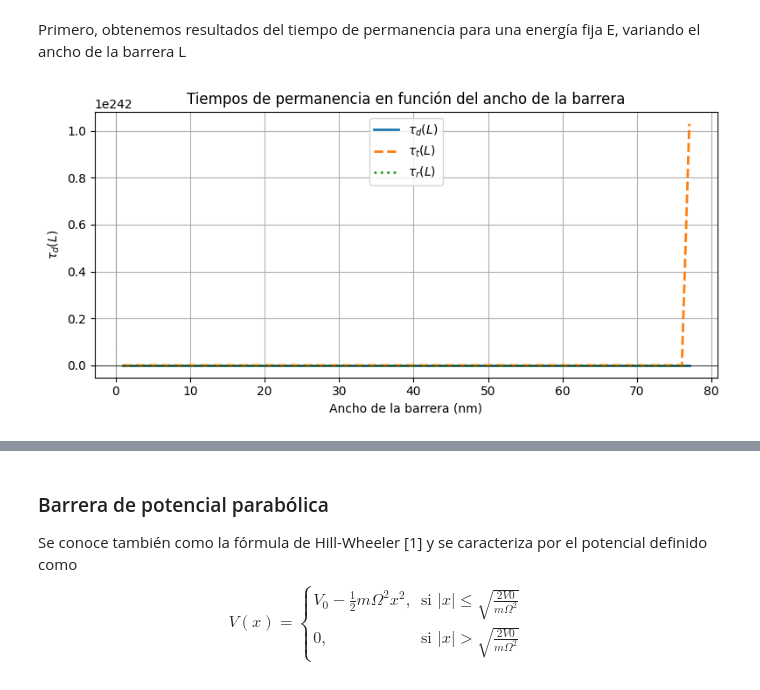
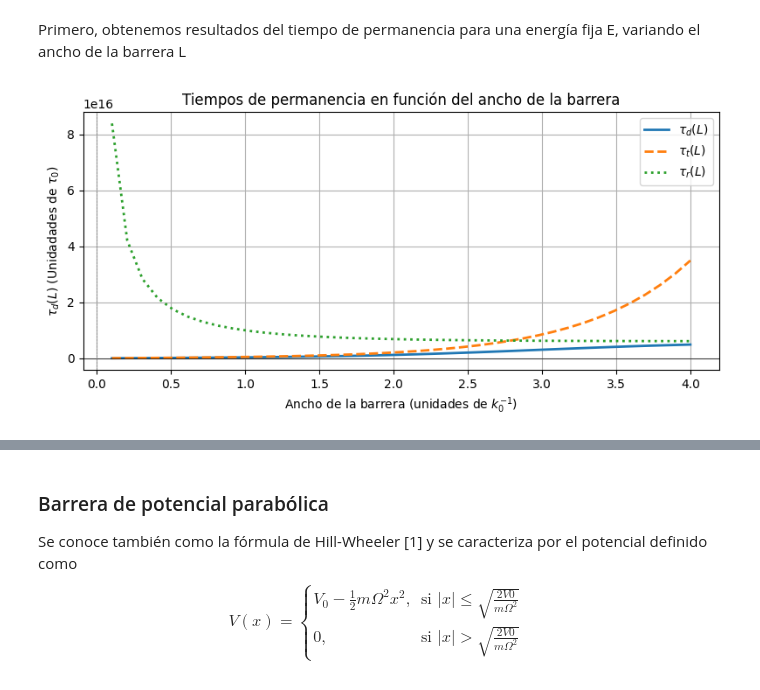
Before and after one commit to CR0NX73/Quantum-Tunnelling-Times, a Jupyter notebook: potenciales.ipynb, the cells around one changed output, grey strips where cells are left out. Cells and saved outputs as stored; diff of their text form; code cells hidden in the pictures.

```diff
--- a/potenciales.ipynb
+++ b/potenciales.ipynb
@@ -56,42 +86,45 @@ Primero, obtenemos resultados del tiempo de permanencia para una energía fija E
 
 m = 9.11e-31         # Masa del electrón (kg)
 hbar = 6.582119e-16     #Constante de Planck reducida (eV s)
-V0 = 10  # altura de la barrera (eV)
-E = 5 # energía de la partícula incidente (eV)
+V0 = 1  # altura de la barrera (eV)
+E = 0.5*V0 # energía de la partícula incidente (eV)
 
 # Se definen los parámetros para determinar el tiempo de permanencia
 k = np.sqrt(2*m*E)/hbar
 kappa = np.sqrt(2*m*(V0 - E))/hbar
+
+tau_0 = hbar / (2*V0) #Tiempo característico para determinar las unidades de tiempos de tunelaje
+k0 = np.sqrt(k**2 + kappa**2) #Utilizado para medir la unidades del ancho de barrera
 
 Q = lambda L: np.sinh(2*kappa*L) - 2*kappa*L*(k**2 - kappa**2)
 tau_d = lambda L: k/kappa * Q(L)/(np.sinh(kappa*L)**2 + (2*k*kappa)**2) # dwell time
 
 tau_t = lambda L: 1/(4*k**kappa**3)*Q(L) #tau_t
 
 tau_r = lambda L: k/kappa * Q(L)/np.sinh(kappa*L)**2 #tau_r
 
-L = np.arange(1, 1000, 1) #Lista de anchos de barrera (nm)
+L = np.arange(0.05, 2, 0.05) #Lista de anchos de barrera (nm)
 
 dwell_times = tau_d(L) # Lista de resultados de tiempos de permanencia
 
 t_t = tau_t(L) # Lista de resultados de tau_t
 
 t_r = tau_r(L) # Lista de resultaods de tau_r
 
 #Se grafican los resultados en función del ancho de la barrera
 plt.figure(figsize=(8, 4))
-plt.plot(L, dwell_times, linestyle = '-', label = r"$\tau_d(L)$", lw=2) # Gráfica de tau_d
-plt.plot(L, t_t, linestyle = '--',label = r"$\tau_t(L)$", lw=2) # Gráfica de tau_t
-plt.plot(L, t_r, linestyle = ':',label = r"$\tau_r(L)$", lw=2) # Gráfica de tau_r
+plt.plot(L*k0, dwell_times/tau_0, linestyle = '-', label = r"$\tau_d(L)$", lw=2) # Gráfica de tau_d
+plt.plot(L*k0, t_t/tau_0, linestyle = '--',label = r"$\tau_t(L)$", lw=2) # Gráfica de tau_t
+plt.plot(L*k0, t_r/tau_0, linestyle = ':',label = r"$\tau_r(L)$", lw=2) # Gráfica de tau_r
 
 plt.title('Tiempos de permanencia en función del ancho de la barrera')
-plt.xlabel('Ancho de la barrera (nm)')
-plt.ylabel(r'$\tau_d(L)$')
+plt.xlabel(r'Ancho de la barrera (unidades de $k_0^{-1}$)')
+plt.ylabel(r'$\tau_d(L)$ (Unidadades de $\tau_0$)')
 plt.legend()
 plt.grid(True)
 plt.axhline(0, color='black', lw=0.5)
 plt.axvline(0, color='gray', linestyle='--', lw=0.5)
 plt.tight_layout()
 plt.show()
 # %% [output]
-[figure, old version]
+[figure, new version]
```
Also changed, not shown: parts of 9 cells of this notebook.
